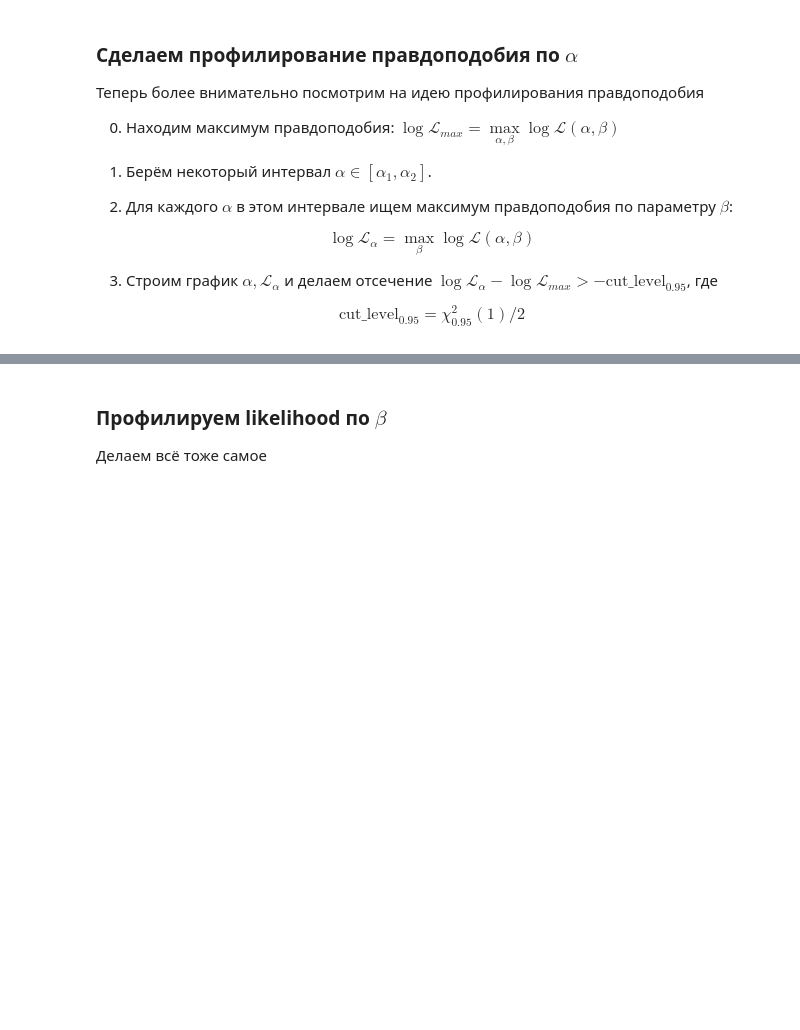
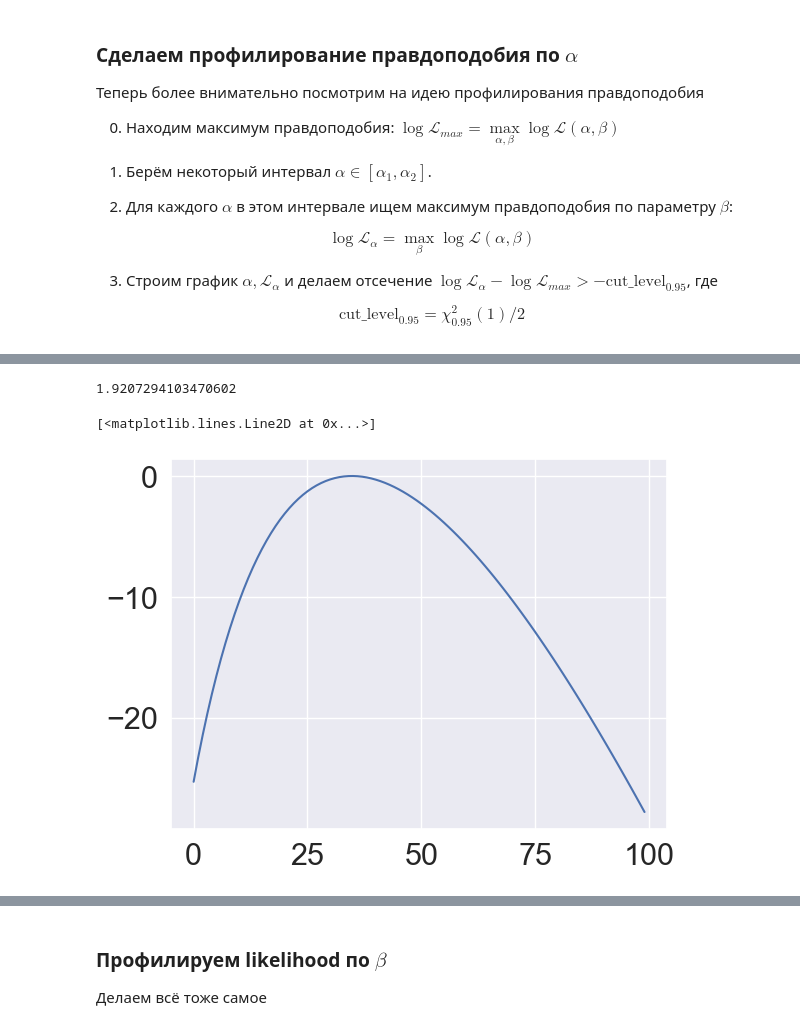
Before and after one commit to HSE-LAMBDA/hse-stats-course-2023, a Jupyter notebook: seminars/02_confidence_intervals_pt1/02_intervals.ipynb, the cells around one changed output, grey strips where cells are left out. Saved outputs shown, nothing was run; the diff lists cells and outputs as text; code cells hidden in the pictures; blank space fills up the shorter version.

```diff
--- a/seminars/02_confidence_intervals_pt1/02_intervals.ipynb
+++ b/seminars/02_confidence_intervals_pt1/02_intervals.ipynb
@@ -493,3 +528,12 @@ for alpha in alphas:
+# %%
+cut_level
+# %% [output]
+1.9207294103470602
+# %%
+plt.plot(np.array(log_likelihoods) - 365.1859567375776)
+# %% [output]
+[<matplotlib.lines.Line2D at 0x...>]
+[figure, added]
 # %%
 plt.figure(figsize=(12, 12))
 plt.plot(alphas,
```
Also changed, not shown: parts of 19 cells of this notebook, 1 other file.
